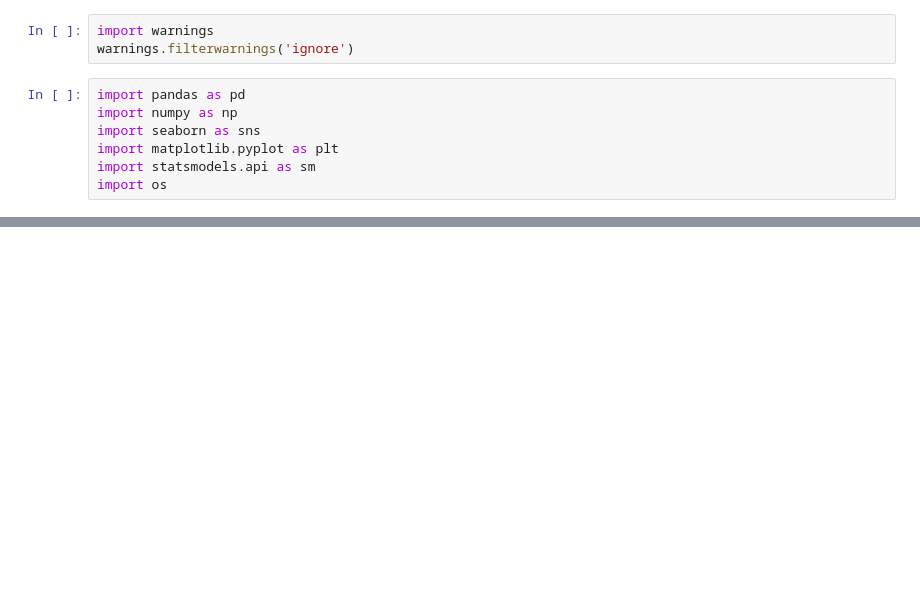
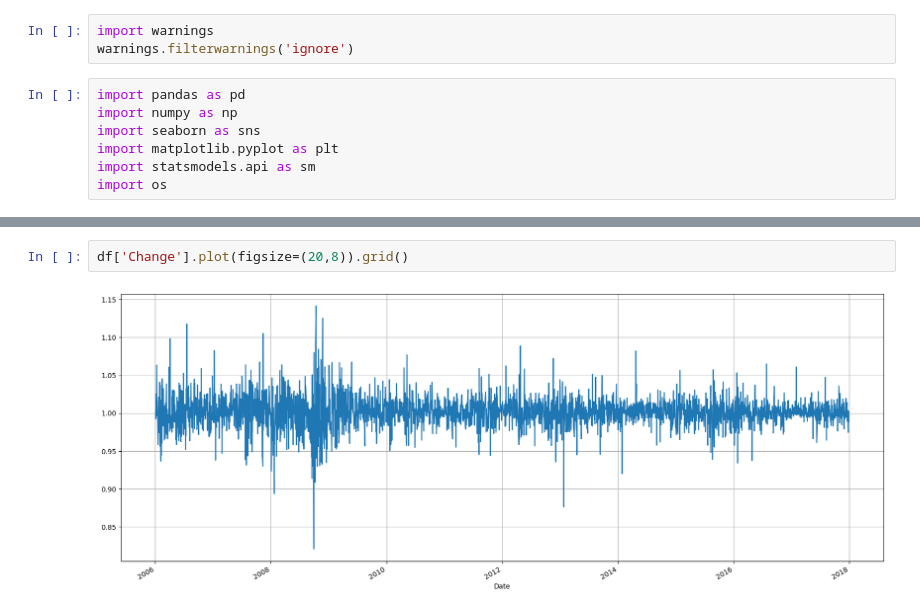
Before and after one commit to grrddn/Modulo_46_Series_de_Tiempo, a Jupyter notebook: 01 Módulo_46_Introducción_a_Series_de_Tiempo.ipynb, the cells around one changed output, grey strips where cells are left out. Saved outputs shown, nothing was run; the diff lists cells and outputs as text; blank space fills up the shorter version.

```diff
--- a/01 Módulo_46_Introducción_a_Series_de_Tiempo.ipynb
+++ b/01 Módulo_46_Introducción_a_Series_de_Tiempo.ipynb
@@ -62,0 +237,4 @@ df.sample(5)
+# %%
+df['Change'].plot(figsize=(20,8)).grid()
+# %% [output]
+[figure, added]
```
Also changed, not shown: parts of 33 cells of this notebook, 1 other file.
